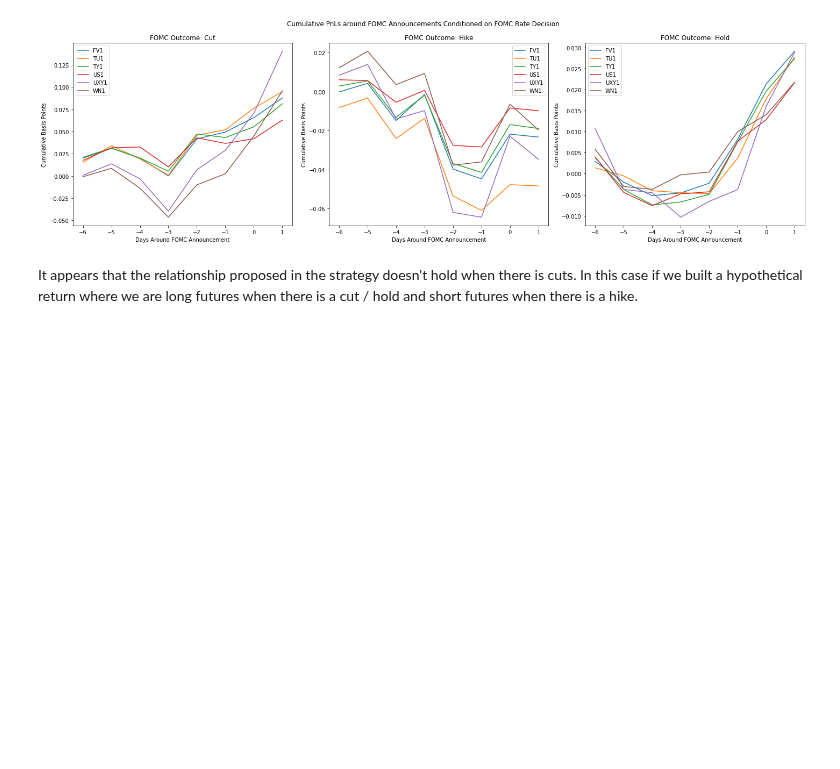
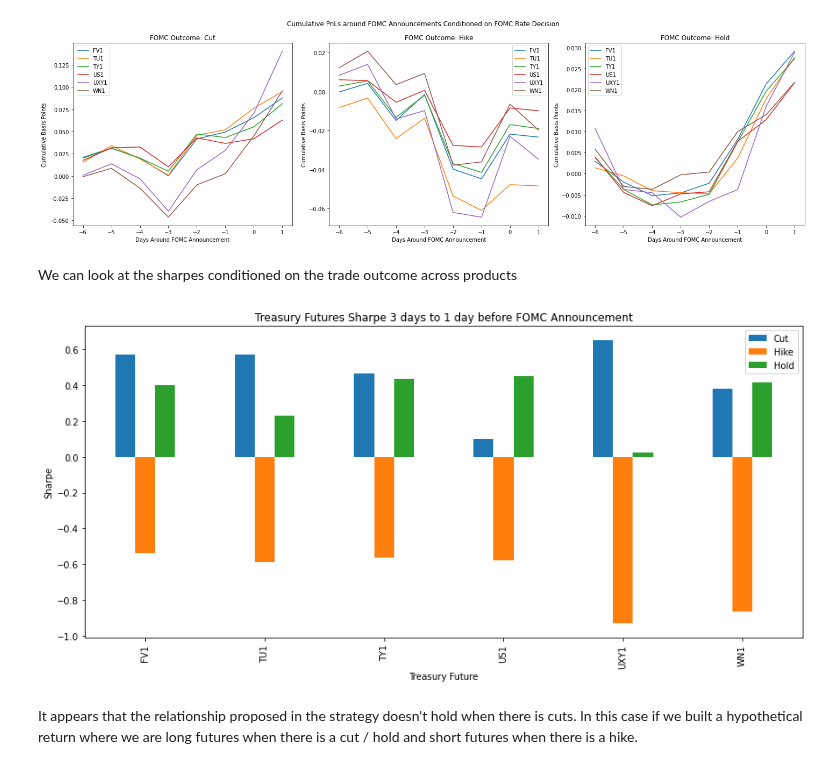
Before and after one commit to diegodalvarez/FOMCDrift, a Jupyter notebook: root/notebooks/backtests/FOMCTreasuryReturn.ipynb, the cells around one changed output. Saved outputs shown, nothing was run; the diff lists cells and outputs as text; code cells hidden in the pictures; blank space fills up the shorter version.

```diff
--- a/root/notebooks/backtests/FOMCTreasuryReturn.ipynb
+++ b/root/notebooks/backtests/FOMCTreasuryReturn.ipynb
@@ -177,6 +177,47 @@ def plot_cumulative_bps_around_conditional_fomc(df_window: pd.DataFrame, df_even
 plot_cumulative_bps_around_conditional_fomc(df_window, df_event_outcome)
 # %% [output]
 [figure]
+# %% [markdown]
+We can look at the sharpes conditioned on the trade outcome across products
+# %%
+def get_sharpe_fomc_conditioned(df_window: pd.DataFrame, df_event_outcome: pd.DataFrame, start_trade: int = -3, end_trade: int = -1) -> plt.Figure:
+
+    df_result = (df_window.query(
+        "day == 0")
+        [["date", "event"]].
+        drop_duplicates().
+        merge(right = df_event_outcome, how = "inner", on = ["date"])
+        [["event", "result"]])
+
+    (df_result.merge(
+        right = df_window, how = "inner", on = ["event"]).
+        query("@start_trade <= day <= @end_trade")
+        [["result", "variable", "PX_bps"]].
+        groupby(["result", "variable"]).
+        agg(["mean", "std"])
+        ["PX_bps"].
+        rename(columns = {
+            "mean": "mean_rtn",
+            "std" : "std_rtn"}).
+        assign(sharpe = lambda x: x.mean_rtn / x.std_rtn * np.sqrt(8 * abs(start_trade - end_trade)))
+        [["sharpe"]].
+        reset_index().
+        rename(columns = {"result": ""}).
+        pivot(index = "variable", columns = "", values = "sharpe").
+        plot(
+            figsize = (12,6),
+            kind    = "bar",
+            xlabel  = "Treasury Future",
+            ylabel  = "Sharpe",
+            title   = "Treasury Futures Sharpe {} days to {} day before FOMC Announcement".format(
+                -1 * start_trade,
+                -1 * end_trade)))
+
+    plt.tight_layout()
+
+get_sharpe_fomc_conditioned(df_window, df_event_outcome)
+# %% [output]
+[figure, added]
 # %% [markdown]
 It appears that the relationship proposed in the strategy doesn't hold when there is cuts. In this case if we built a hypothetical return where we are long futures when there is a cut / hold and short futures when there is a hike.
 # %%
```
Also changed, not shown: parts of 3 cells of this notebook, 2 other files.
